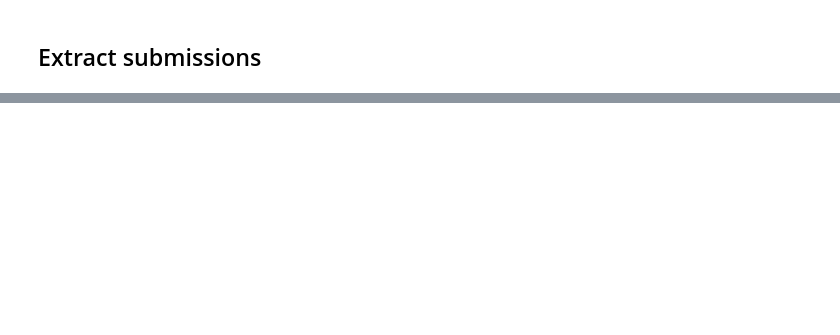
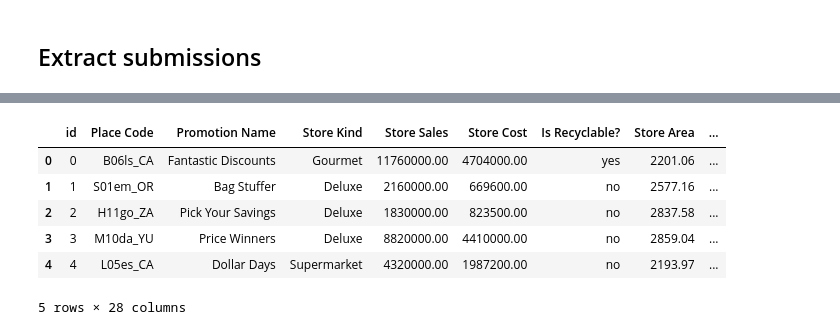
Before and after one commit to kershrita/Predicting-Market-Costs, a Jupyter notebook: model building.ipynb, the cells around one changed output, grey strips where cells are left out. Saved outputs shown, nothing was run; the diff lists cells and outputs as text; code cells hidden in the pictures; blank space fills up the shorter version.

```diff
--- a/model building.ipynb
+++ b/model building.ipynb
@@ -167,5 +254,13 @@ samples.head()
 # %%
-test = pd.read_csv("data/test.csv")
+test = pd.read_csv("data/cleaned_test.csv")
 test.head()
+# %% [output]
+|  | id | Place Code | Promotion Name | Store Kind | Store Sales | Store Cost | Is Recyclable? | Store Area | ... |
+| 0 | 0 | B06ls_CA | Fantastic Discounts | Gourmet | 11760000.00 | 4704000.00 | yes | 2201.06 | ... |
+| 1 | 1 | S01em_OR | Bag Stuffer | Deluxe | 2160000.00 | 669600.00 | no | 2577.16 | ... |
+| 2 | 2 | H11go_ZA | Pick Your Savings | Deluxe | 1830000.00 | 823500.00 | no | 2837.58 | ... |
+| 3 | 3 | M10da_YU | Price Winners | Deluxe | 8820000.00 | 4410000.00 | no | 2859.04 | ... |
+| 4 | 4 | L05es_CA | Dollar Days | Supermarket | 4320000.00 | 1987200.00 | no | 2193.97 | ... |
+5 rows × 28 columns
 # %%
 test.isna().sum()
```
Also changed, not shown: parts of 15 cells of this notebook.
